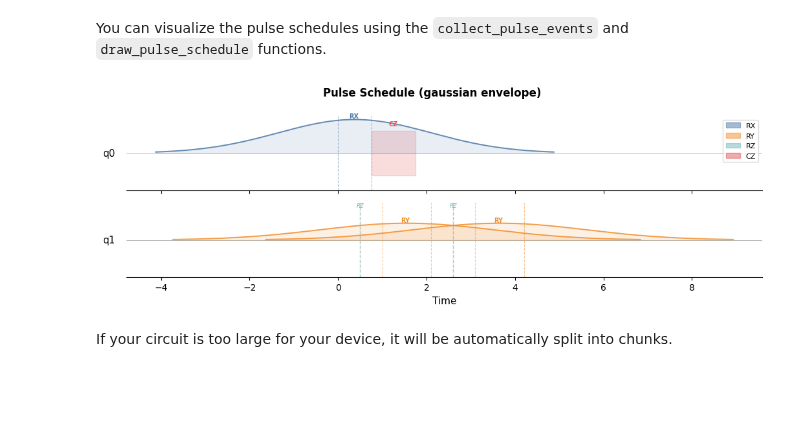
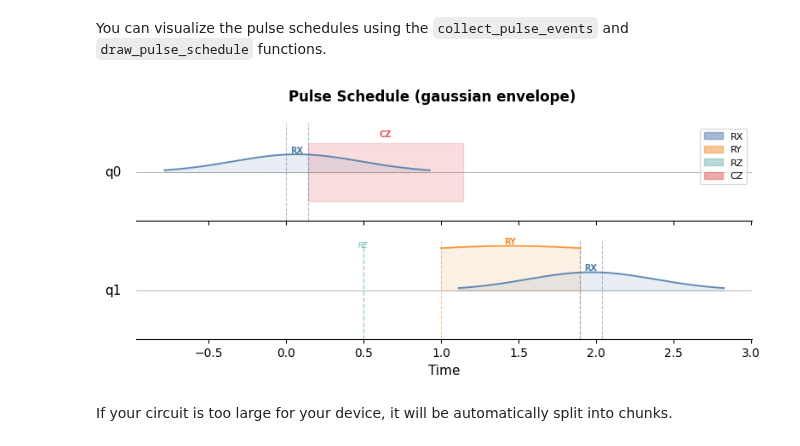
Before and after one commit to cirKITers/qml-essentials, a Jupyter notebook: docs/yaqsi.ipynb, the cells around one changed output. Cells and saved outputs as stored; diff of their text form; code cells hidden in the pictures; blank space fills up the shorter version.

Commit message:
updated schedule image
Signed-off-by: Melvin Strobl <lc3267@kit.edu>

```diff
--- a/docs/yaqsi.ipynb
+++ b/docs/yaqsi.ipynb
@@ -157,20 +168,20 @@ You can visualize the pulse schedules using the `collect_pulse_events` and `draw
 # %%
 import matplotlib.pyplot as plt
 
 def circuit(w):
     PulseGates.RX(w, wires=0)
     PulseGates.CZ(wires=0)
     PulseGates.H(wires=1)
-    PulseGates.H(wires=1)
+    PulseGates.RX(w, wires=1)
 
 yss = ys.Script(circuit)
 
-fig, axes = yss.draw(figure="pulse", args=(jnp.pi*0.5,))
+fig, axes = yss.draw(figure="pulse", args=(0.1*jnp.pi,))
 
 plt.savefig("figures/pulse_schedule_light.png", dpi=100, transparent=True)
 plt.show()
 # %% [output]
-[figure, old version]
+[figure, new version]
 # %% [markdown]
 If your circuit is too large for your device, it will be automatically split into chunks.
 # %%
```
Also changed, not shown: parts of 2 cells of this notebook, 2 other files.
